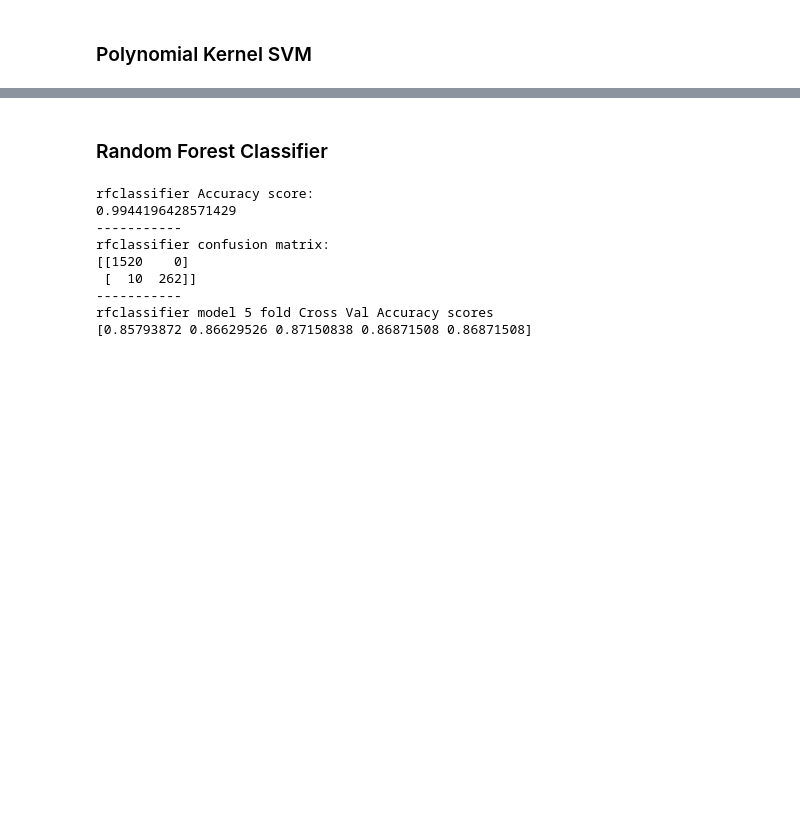
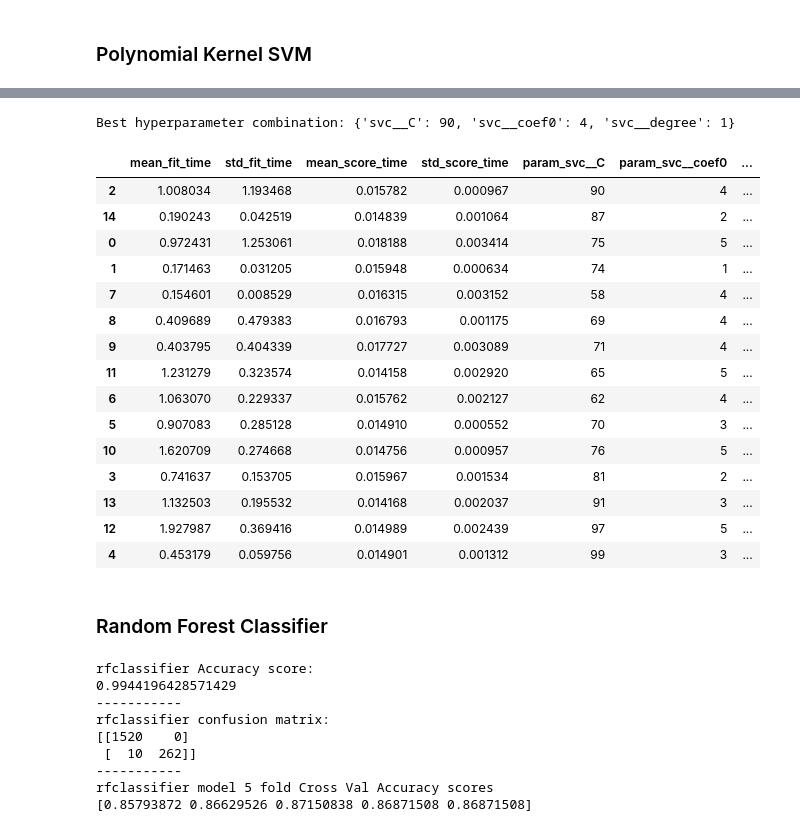
Before and after one commit to alexdparker/datascience, a Jupyter notebook: machine_learning/supermarket_classification.ipynb, the cells around one changed output, grey strips where cells are left out. Drawn from its saved outputs; the diff is of its cells as text; code cells hidden in the pictures; blank space fills up the shorter version.

```diff
--- a/machine_learning/supermarket_classification.ipynb
+++ b/machine_learning/supermarket_classification.ipynb
@@ -431,0 +512,38 @@ kernelsvm model 5 fold Cross Val Accuracy scores
+# %%
+### Iteration 2
+kernelsmv_param_distribs = {'svc__C':randint(50,100),
+                        'svc__degree': randint(1,4),
+                        'svc__coef0':randint(1,6)}
+
+rnd_search = RandomizedSearchCV(
+    kernelsvm,
+    param_distributions = kernelsmv_param_distribs,
+    n_iter = 15,
+    scoring = 'accuracy',
+    random_state = 324
+    )
+
+rnd_search.fit(X_train, y_train)
+print("Best hyperparameter combination:",rnd_search.best_params_)
+
+rnd_search_results = pd.DataFrame(rnd_search.cv_results_)
+rnd_search_results.sort_values(by = 'mean_test_score', ascending = False, inplace=True)
+rnd_search_results
+# %% [output]
+Best hyperparameter combination: {'svc__C': 90, 'svc__coef0': 4, 'svc__degree': 1}
+|  | mean_fit_time | std_fit_time | mean_score_time | std_score_time | param_svc__C | param_svc__coef0 | ... |
+| 2 | 1.008034 | 1.193468 | 0.015782 | 0.000967 | 90 | 4 | ... |
+| 14 | 0.190243 | 0.042519 | 0.014839 | 0.001064 | 87 | 2 | ... |
+| 0 | 0.972431 | 1.253061 | 0.018188 | 0.003414 | 75 | 5 | ... |
+| 1 | 0.171463 | 0.031205 | 0.015948 | 0.000634 | 74 | 1 | ... |
+| 7 | 0.154601 | 0.008529 | 0.016315 | 0.003152 | 58 | 4 | ... |
+| 8 | 0.409689 | 0.479383 | 0.016793 | 0.001175 | 69 | 4 | ... |
+| 9 | 0.403795 | 0.404339 | 0.017727 | 0.003089 | 71 | 4 | ... |
+| 11 | 1.231279 | 0.323574 | 0.014158 | 0.002920 | 65 | 5 | ... |
+| 6 | 1.063070 | 0.229337 | 0.015762 | 0.002127 | 62 | 4 | ... |
+| 5 | 0.907083 | 0.285128 | 0.014910 | 0.000552 | 70 | 3 | ... |
+| 10 | 1.620709 | 0.274668 | 0.014756 | 0.000957 | 76 | 5 | ... |
+| 3 | 0.741637 | 0.153705 | 0.015967 | 0.001534 | 81 | 2 | ... |
+| 13 | 1.132503 | 0.195532 | 0.014168 | 0.002037 | 91 | 3 | ... |
+| 12 | 1.927987 | 0.369416 | 0.014989 | 0.002439 | 97 | 5 | ... |
+| 4 | 0.453179 | 0.059756 | 0.014901 | 0.001312 | 99 | 3 | ... |
```
Also changed, not shown: parts of 37 cells of this notebook.
